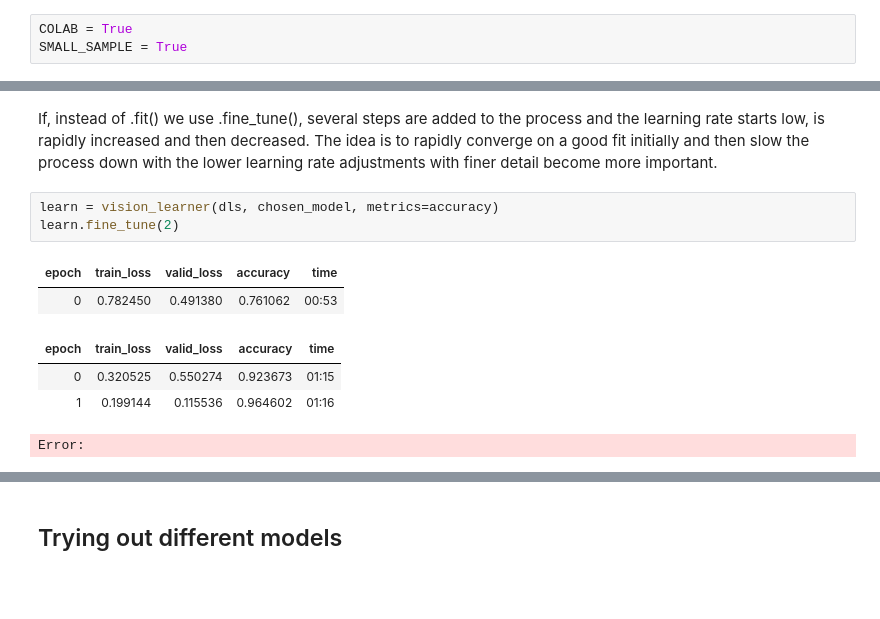
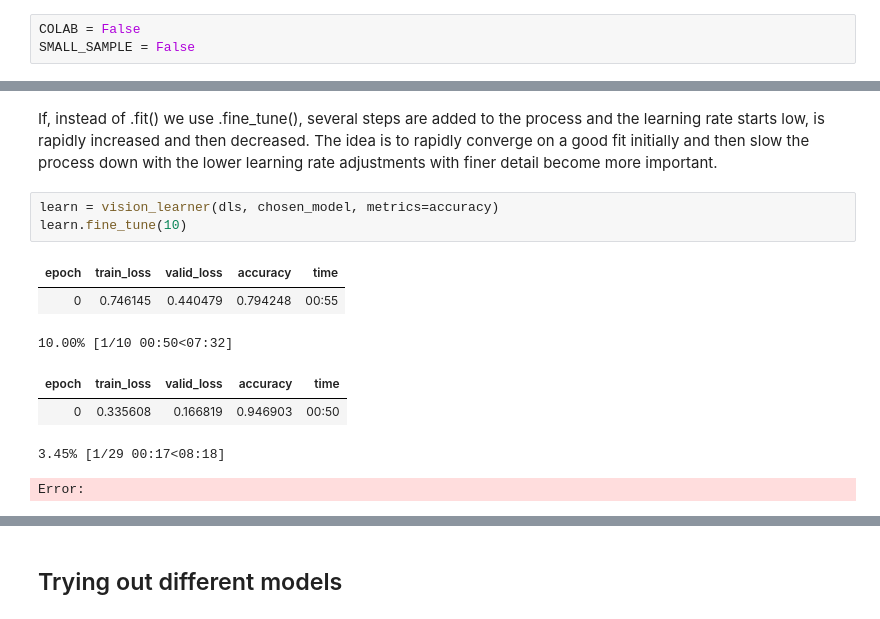
Before and after one commit to carlvh-wimmy/ahri_practicals, a Jupyter notebook: hiv_vision/1_vision_tutorial_clean.ipynb, the cells around one changed output, grey strips where cells are left out. Drawn from its saved outputs; the diff is of its cells as text; blank space fills up the shorter version.

```diff
--- a/hiv_vision/1_vision_tutorial_clean.ipynb
+++ b/hiv_vision/1_vision_tutorial_clean.ipynb
@@ -6,8 +6,8 @@ import os
 from PIL import Image
 import matplotlib.pyplot as plt
 # %%
-COLAB = True
-SMALL_SAMPLE = True
+COLAB = False
+SMALL_SAMPLE = False
 # %% [markdown]
 # Loading in the data
 # %% [markdown]
@@ -198,11 +200,12 @@ learn.lr_find(suggest_funcs=['valley', 'slope'])
 If, instead of .fit() we use .fine_tune(), several steps are added to the process and the learning rate starts low, is rapidly increased and then decreased. The idea is to rapidly converge on a good fit initially and then slow the process down with the lower learning rate adjustments with finer detail become more important.
 # %%
 learn = vision_learner(dls, chosen_model, metrics=accuracy)
-learn.fine_tune(2)
+learn.fine_tune(10)
 # %% [output]
 | epoch | train_loss | valid_loss | accuracy | time |
-| 0 | 0.782450 | 0.491380 | 0.761062 | 00:53 |
+| 0 | 0.746145 | 0.440479 | 0.794248 | 00:55 |
+10.00% [1/10 00:50<07:32]
 | epoch | train_loss | valid_loss | accuracy | time |
-| 0 | 0.320525 | 0.550274 | 0.923673 | 01:15 |
-| 1 | 0.199144 | 0.115536 | 0.964602 | 01:16 |
+| 0 | 0.335608 | 0.166819 | 0.946903 | 00:50 |
-Error:
+3.45% [1/29 00:17<08:18]
+Error:
```
Also changed, not shown: parts of 12 cells of this notebook, 2 other files.
